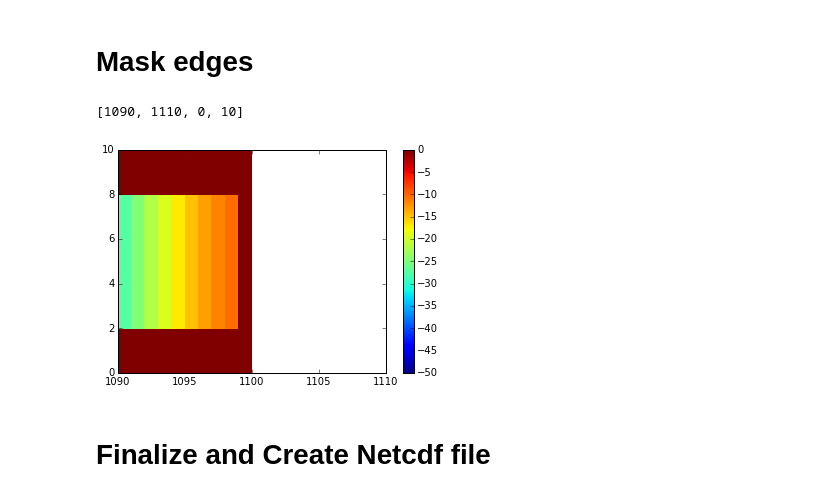
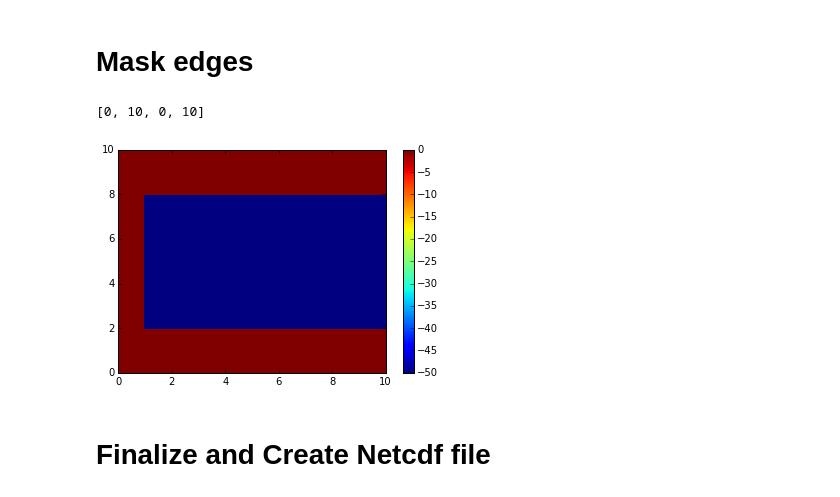
Before and after one commit to SalishSeaCast/2d-domain, a Jupyter notebook: notebooks/Generate_2D_bathy-NEMO3.6.ipynb, the cells around one changed output. Saved outputs shown, nothing was run; the diff lists cells and outputs as text; code cells hidden in the pictures.

```diff
--- a/notebooks/Generate_2D_bathy-NEMO3.6.ipynb
+++ b/notebooks/Generate_2D_bathy-NEMO3.6.ipynb
@@ -182,15 +182,15 @@ thalweg_mask = np.copy(thalweg_y)
 
 thalweg_mask[0:2,:]=0
 thalweg_mask[-2:,:]=0
-thalweg_mask[:,0:2]=0
+thalweg_mask[:,0]=0
 thalweg_mask[:,-1:]=0
 # %%
 plt.pcolormesh(thalweg_mask,vmin=-50,vmax=0)
 plt.colorbar()
-plt.axis([1090,1110,0,10])
+plt.axis([0,10,0,10])
 # %% [output]
-[1090, 1110, 0, 10]
+[0, 10, 0, 10]
-[figure, old version]
+[figure, new version]
 # %% [markdown]
 # Finalize and Create Netcdf file
 # %%
```
Also changed, not shown: parts of 3 cells of this notebook, 1 other file.
